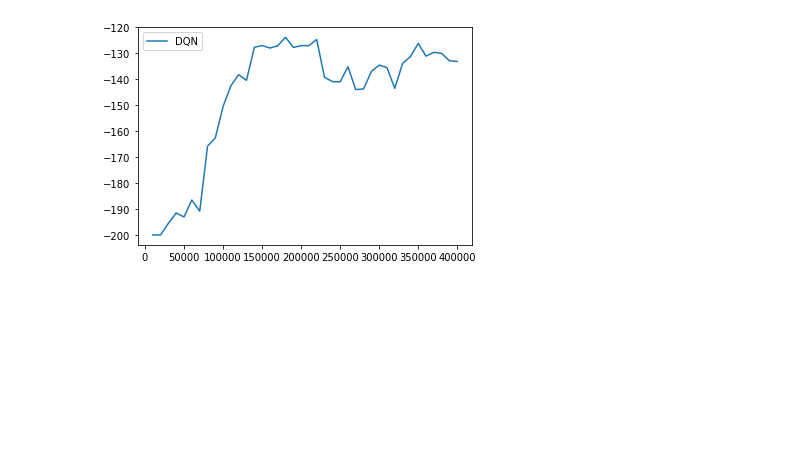
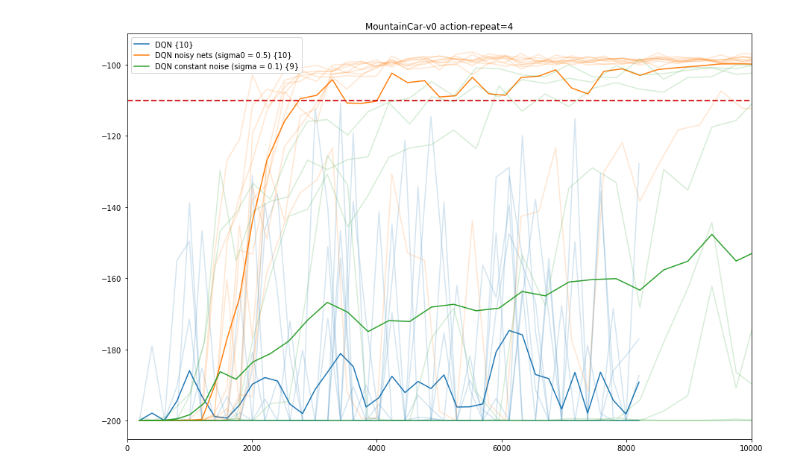
Before and after one commit to chainer/chainerrl, a Jupyter notebook: viz.ipynb, the cells around one changed output. Saved outputs shown, nothing was run; the diff lists cells and outputs as text; code cells hidden in the pictures; blank space fills up the shorter version.

```diff
--- a/viz.ipynb
+++ b/viz.ipynb
@@ -10,6 +10,9 @@ import numpy as np
 # %%
 def plot_curves(files, title, labeler):
     alldata = []
+
+    plt.figure(figsize=(15, 10))
+    plt.title(title)
 
     for f in files:
         job_id = int(f.split("/")[1])
@@ -26,7 +29,7 @@ def plot_curves(files, title, labeler):
             continue
 
         data = genfromtxt(jobdir + 'scores.txt', delimiter='\t', skip_header=1)
-        steps = data[:, 0]
+        steps = data[:, 1]
         means = data[:, 3]
 
         #plt.plot(data[:, 0], data[:, 3])
@@ -50,28 +53,41 @@ def plot_curves(files, title, labeler):
         means = np.mean(allmeans, axis=0)
         stds = np.std(allmeans, axis=0)
 
-        plt.plot(s[:minlen], means, label=t)
+        t += " {" + str(len(allmeans)) + "}"
 
+        p = plt.plot(s[:minlen], means, label=t)
+
+        for mean in allmeans:
+            plt.plot(s[:minlen], mean, color=p[0].get_color() + "30")
+        #plt.fill_between(s[:minlen], means-stds, means+stds, color=p[0].get_color() + "20")
+
+    plt.plot([0, 1000000], [-110, -110], lw=2, ls="--")
+    plt.xlim((0, 10000))
     plt.legend()
     plt.show()
 # %%
 def labeler(job, com, args):
+    if job < 125407:
+        return None
+
     com = com[0]
     label = ""
+
+    #print(com)
 
     if 'train_dqn_gym' in com:
         label += "DQN"
     elif 'train_categorical' in com:
         label += "C51"
+        return None
 
-    if args['noisy_net_sigma']:
-        label += " noisy"
-
-    if args['noise_constant'] > 0:
-        label += " constant"
+    if args['noisy_net_sigma'] and args['noise_constant'] > 0:
+        label += " constant noise (sigma = " + str(args['noise_constant']) + ")"
+    elif args['noisy_net_sigma']:
+        label += " noisy nets (sigma0 = " + str(args['noisy_net_sigma']) + ")"
 
     return label
 # %%
-plot_curves(glob.glob("results/*/*/scores.txt"), "scores", labeler)
+plot_curves(glob.glob("results/*/*/scores.txt"), "MountainCar-v0 action-repeat=4", labeler)
 # %% [output]
-[figure, old version]
+[figure, new version]
```
Also changed, not shown: 4 other files.
